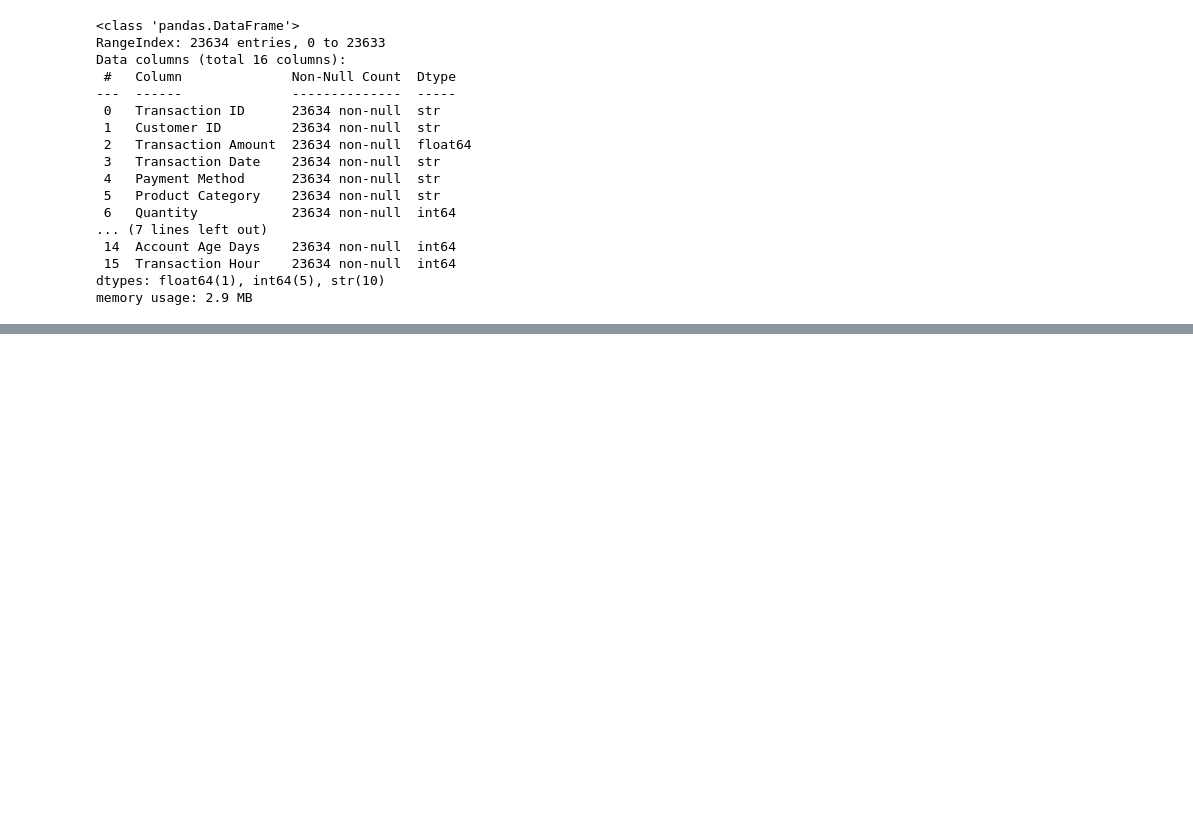
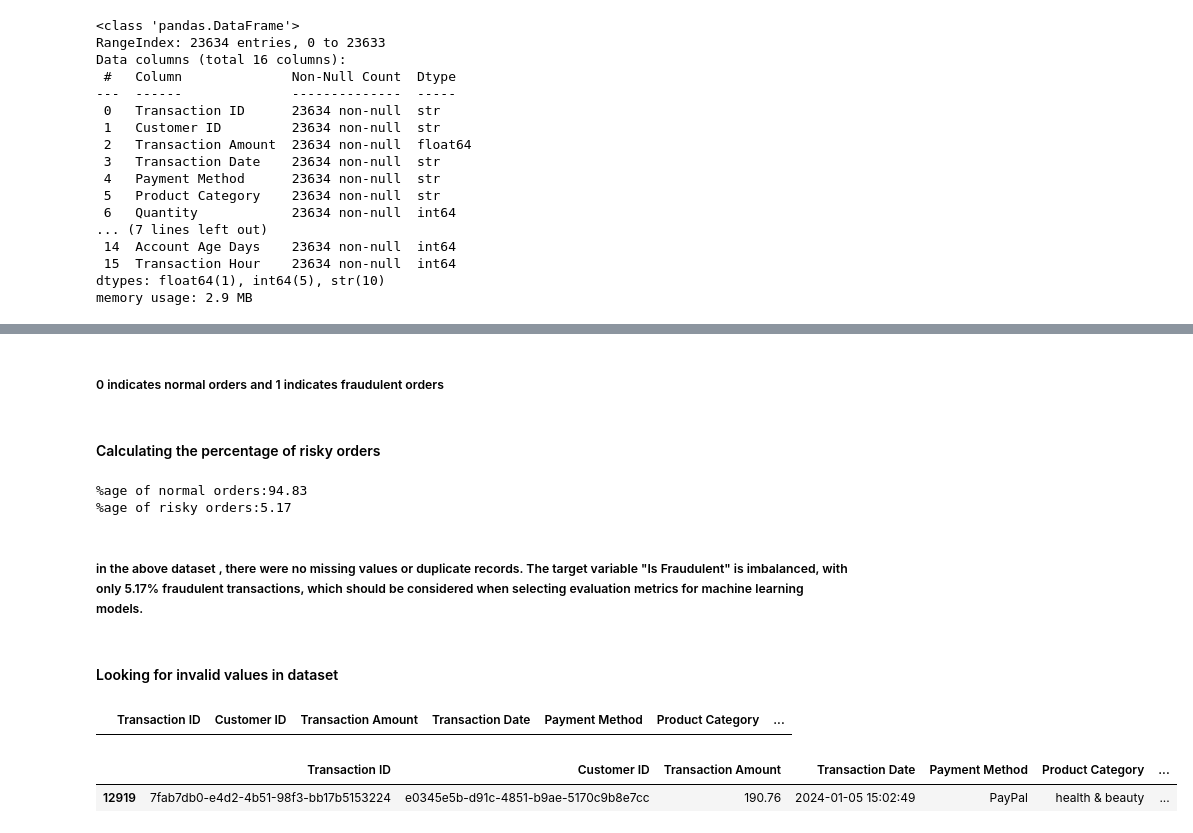
Before and after one commit to Bhav-creator452/order-risk-platform, a Jupyter notebook: notebooks/load_data.ipynb, the cells around one changed output, grey strips where cells are left out. Drawn from its saved outputs; the diff is of its cells as text; code cells hidden in the pictures; blank space fills up the shorter version.

Commit message:
DATA CLEANING
identified and worked on null and duplicate values
identified invalid values or inputs and replaced them for ensuring data integrity

```diff
--- a/notebooks/load_data.ipynb
+++ b/notebooks/load_data.ipynb
@@ -53,0 +97,27 @@ memory usage: 2.9 MB
+# %% [markdown]
+##### 0 indicates normal orders and 1 indicates fraudulent orders
+# %% [markdown]
+#### Calculating the percentage of risky orders
+# %%
+normal_order_percentage=(22412/23634)*100
+risky_order_percentage=(1222/23634)*100
+print(f"%age of normal orders:{round(normal_order_percentage,2)}")
+print(f"%age of risky orders:{round(risky_order_percentage,2)}")
+# %% [output]
+%age of normal orders:94.83
+%age of risky orders:5.17
+# %% [markdown]
+##### in the above dataset , there were no missing values or duplicate records. The target variable "Is Fraudulent" is imbalanced, with only 5.17% fraudulent transactions, which should be considered when selecting evaluation metrics for machine learning models.
+# %% [markdown]
+#### Looking for invalid values in dataset
+# %%
+# A Transaction Amount can never be negative
+df[df["Transaction Amount"]<0]
+# %% [output]
+|  | Transaction ID | Customer ID | Transaction Amount | Transaction Date | Payment Method | Product Category | ... |
+# %%
+# A customer age can never be negative
+df[df["Customer Age"]<0]
+# %% [output]
+|  | Transaction ID | Customer ID | Transaction Amount | Transaction Date | Payment Method | Product Category | ... |
+| 12919 | 7fab7db0-e4d2-4b51-98f3-bb17b5153224 | e0345e5b-d91c-4851-b9ae-5170c9b8e7cc | 190.76 | 2024-01-05 15:02:49 | PayPal | health & beauty | ... |
```
Also changed, not shown: parts of 19 cells of this notebook.
